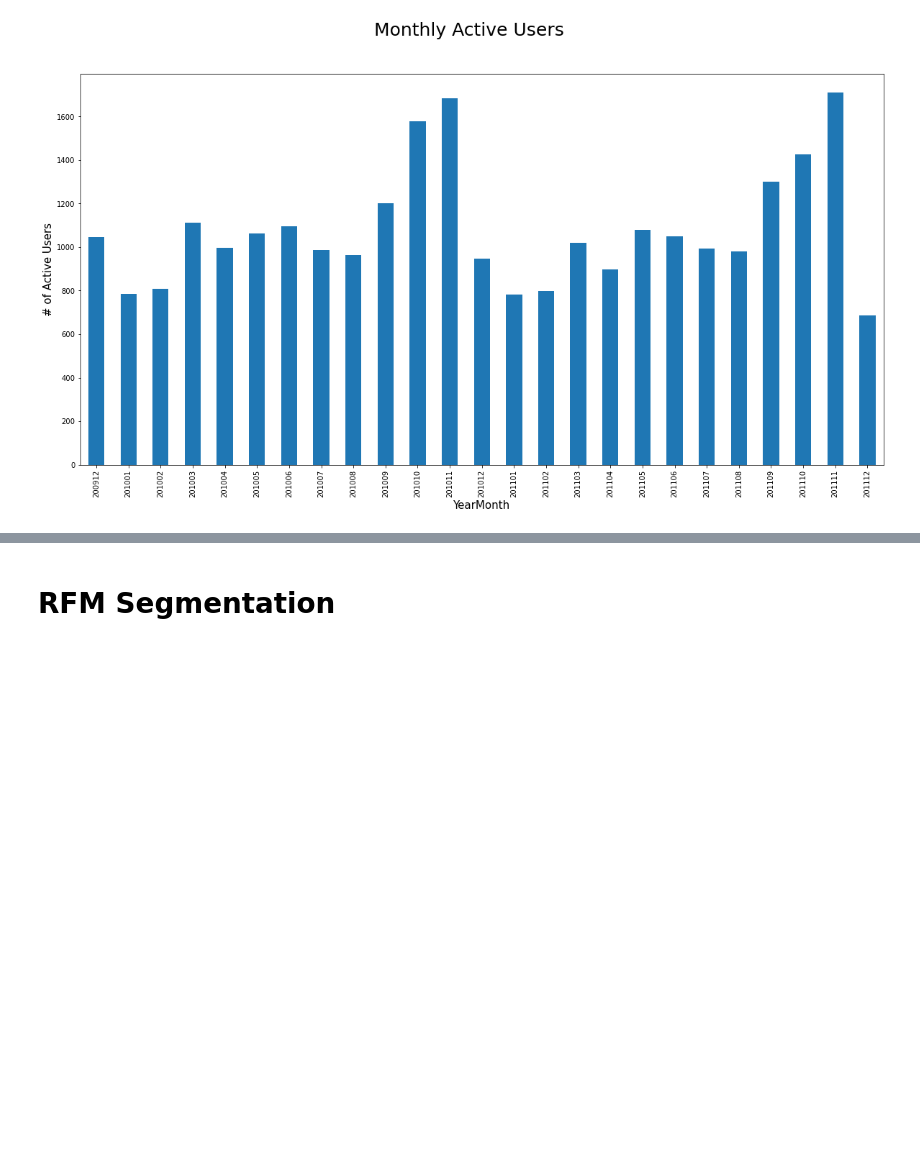
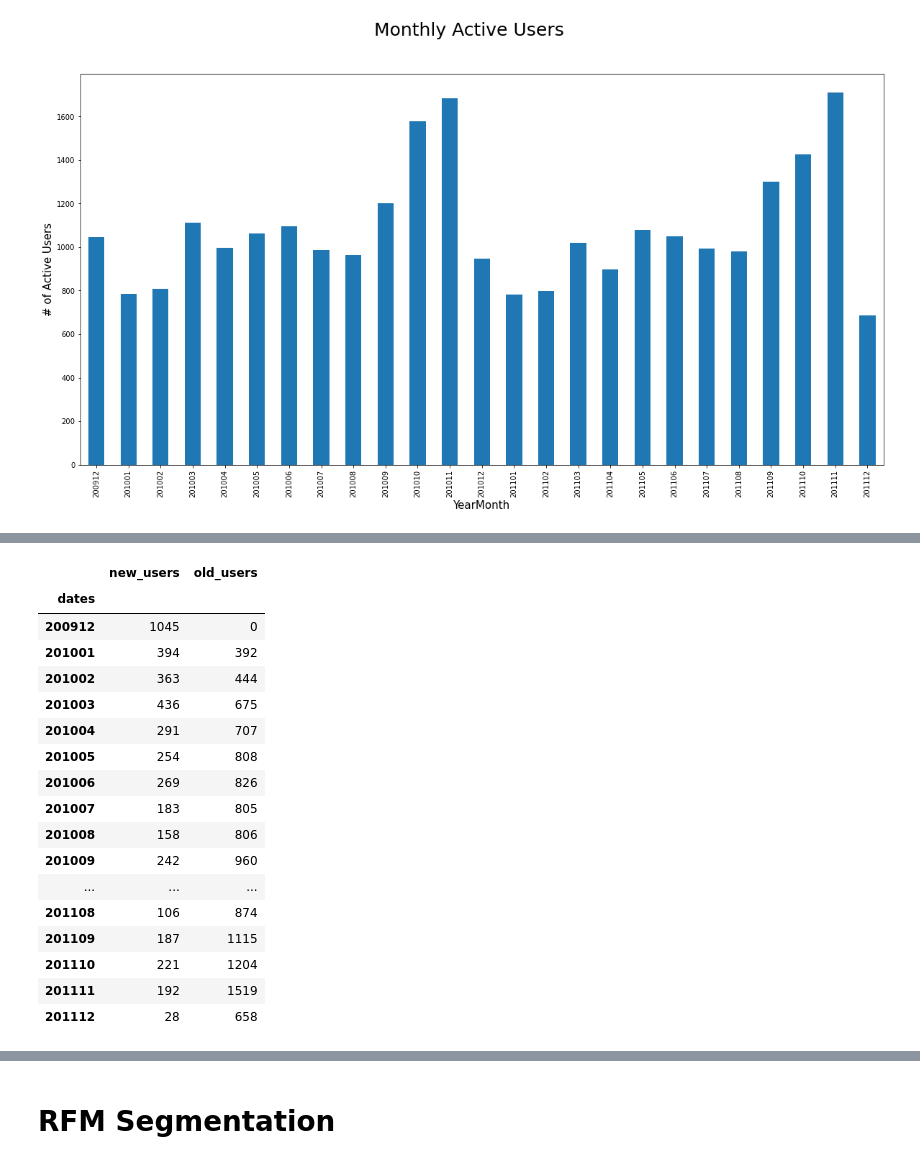
Before and after one commit to jarviscanada/jarvis_data_eng_AndresOsorio, a Jupyter notebook: python_data_wrangling/retail_data_analytics_wrangling.ipynb, the cells around one changed output, grey strips where cells are left out. Cells and saved outputs as stored; diff of their text form; code cells hidden in the pictures; blank space fills up the shorter version.

```diff
--- a/python_data_wrangling/retail_data_analytics_wrangling.ipynb
+++ b/python_data_wrangling/retail_data_analytics_wrangling.ipynb
@@ -456,0 +441,2 @@ gr = df.groupby('A')
+# %%
+s3 = s1.difference(s2)
@@ -457 +500,23 @@ gr = df.groupby('A')
+# %%
+new_old_users_count = pd.merge(new_users_count, old_users_count, on = 'dates')
+new_old_users_count
+# %% [output]
+|  | new_users | old_users |
+| dates |  |  |
+| 200912 | 1045 | 0 |
+| 201001 | 394 | 392 |
+| 201002 | 363 | 444 |
+| 201003 | 436 | 675 |
+| 201004 | 291 | 707 |
+| 201005 | 254 | 808 |
+| 201006 | 269 | 826 |
+| 201007 | 183 | 805 |
+| 201008 | 158 | 806 |
+| 201009 | 242 | 960 |
+| ... | ... | ... |
+| 201108 | 106 | 874 |
+| 201109 | 187 | 1115 |
+| 201110 | 221 | 1204 |
+| 201111 | 192 | 1519 |
+| 201112 | 28 | 658 |
 # %%
```
Also changed, not shown: parts of 29 cells of this notebook.
